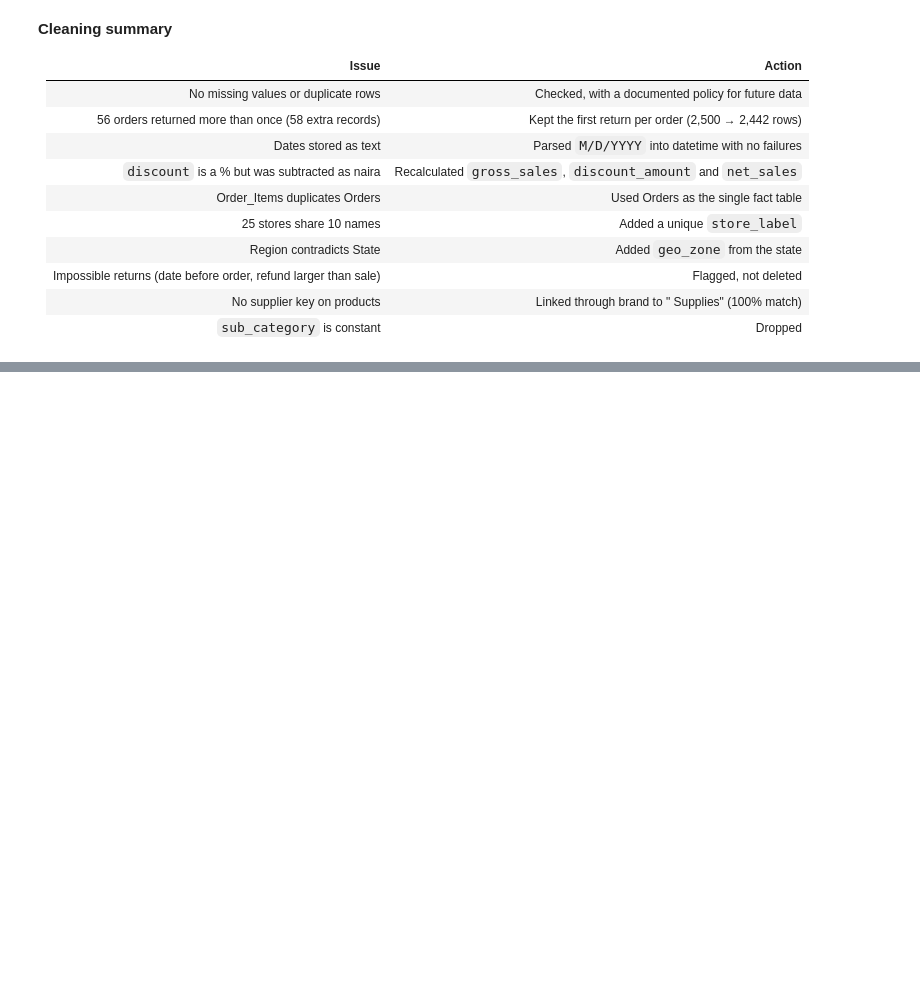
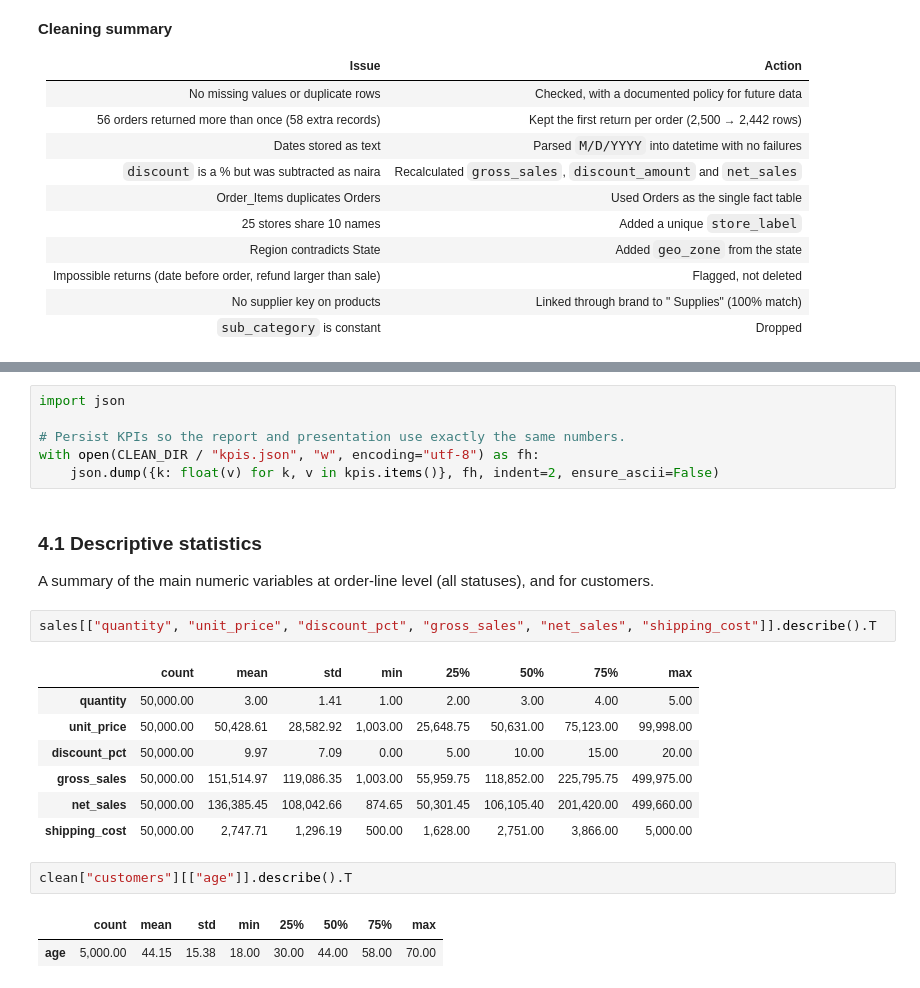
Before and after one commit to Mo-lemi/AnalystLab-Africa-Data-Science, a Jupyter notebook: Week1_DataScience_Project/Week1_EDA.ipynb, the cells around one changed output, grey strips where cells are left out. Saved outputs shown, nothing was run; the diff lists cells and outputs as text; blank space fills up the shorter version.

```diff
--- a/Week1_DataScience_Project/Week1_EDA.ipynb
+++ b/Week1_DataScience_Project/Week1_EDA.ipynb
@@ -755,0 +833,25 @@ Saved: ['cleaning_log.csv', 'customers_clean.csv', 'employees_clean.csv', 'inven
+# %%
+import json
+
+# Persist KPIs so the report and presentation use exactly the same numbers.
+with open(CLEAN_DIR / "kpis.json", "w", encoding="utf-8") as fh:
+    json.dump({k: float(v) for k, v in kpis.items()}, fh, indent=2, ensure_ascii=False)
+# %% [markdown]
+### 4.1 Descriptive statistics
+
+A summary of the main numeric variables at order-line level (all statuses), and for customers.
+# %%
+sales[["quantity", "unit_price", "discount_pct", "gross_sales", "net_sales", "shipping_cost"]].describe().T
+# %% [output]
+|  | count | mean | std | min | 25% | 50% | 75% | max |
+| quantity | 50,000.00 | 3.00 | 1.41 | 1.00 | 2.00 | 3.00 | 4.00 | 5.00 |
+| unit_price | 50,000.00 | 50,428.61 | 28,582.92 | 1,003.00 | 25,648.75 | 50,631.00 | 75,123.00 | 99,998.00 |
+| discount_pct | 50,000.00 | 9.97 | 7.09 | 0.00 | 5.00 | 10.00 | 15.00 | 20.00 |
+| gross_sales | 50,000.00 | 151,514.97 | 119,086.35 | 1,003.00 | 55,959.75 | 118,852.00 | 225,795.75 | 499,975.00 |
+| net_sales | 50,000.00 | 136,385.45 | 108,042.66 | 874.65 | 50,301.45 | 106,105.40 | 201,420.00 | 499,660.00 |
+| shipping_cost | 50,000.00 | 2,747.71 | 1,296.19 | 500.00 | 1,628.00 | 2,751.00 | 3,866.00 | 5,000.00 |
+# %%
+clean["customers"][["age"]].describe().T
+# %% [output]
+|  | count | mean | std | min | 25% | 50% | 75% | max |
+| age | 5,000.00 | 44.15 | 15.38 | 18.00 | 30.00 | 44.00 | 58.00 | 70.00 |
```
Also changed, not shown: parts of 4 cells of this notebook, 1 other file.
